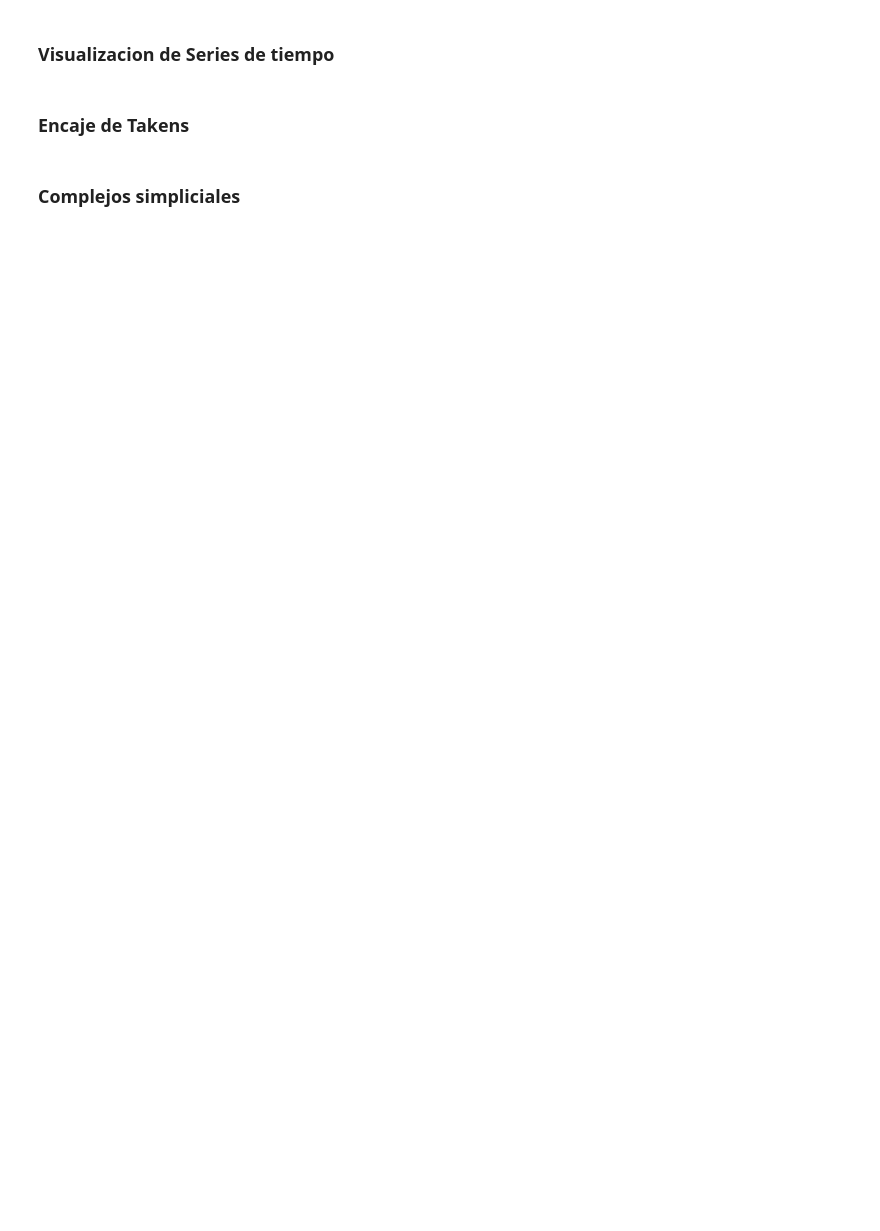
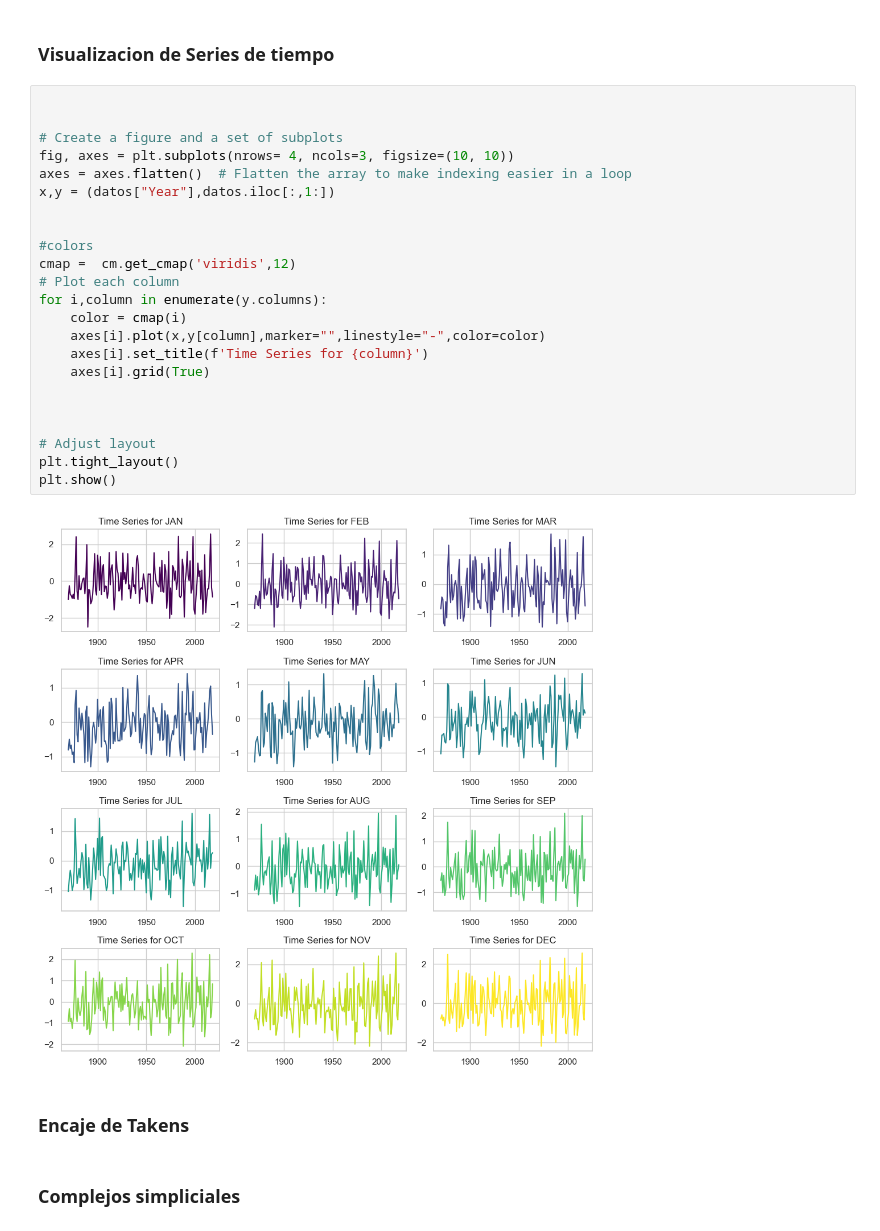
Before and after one commit to CastroMaster10/ENSO-Persistence-analysis, a Jupyter notebook: main.ipynb, the cells around one changed output. Cells and saved outputs as stored; diff of their text form; blank space fills up the shorter version.

Commit message:
Se agrego visualizacion

```diff
--- a/main.ipynb
+++ b/main.ipynb
@@ -41,5 +45,30 @@ datos
 # %% [markdown]
 ### Visualizacion de Series de tiempo
+# %%
+
+
+# Create a figure and a set of subplots
+fig, axes = plt.subplots(nrows= 4, ncols=3, figsize=(10, 10))
+axes = axes.flatten()  # Flatten the array to make indexing easier in a loop
+x,y = (datos["Year"],datos.iloc[:,1:])
+
+
+#colors
+cmap =  cm.get_cmap('viridis',12)
+# Plot each column
+for i,column in enumerate(y.columns):
+    color = cmap(i)
+    axes[i].plot(x,y[column],marker="",linestyle="-",color=color)
+    axes[i].set_title(f'Time Series for {column}')
+    axes[i].grid(True)
+
+
+
+# Adjust layout
+plt.tight_layout()
+plt.show()
+# %% [output]
+[figure, added]
 # %% [markdown]
 ### Encaje de Takens
 # %% [markdown]
```
Also changed, not shown: parts of 2 cells of this notebook.
